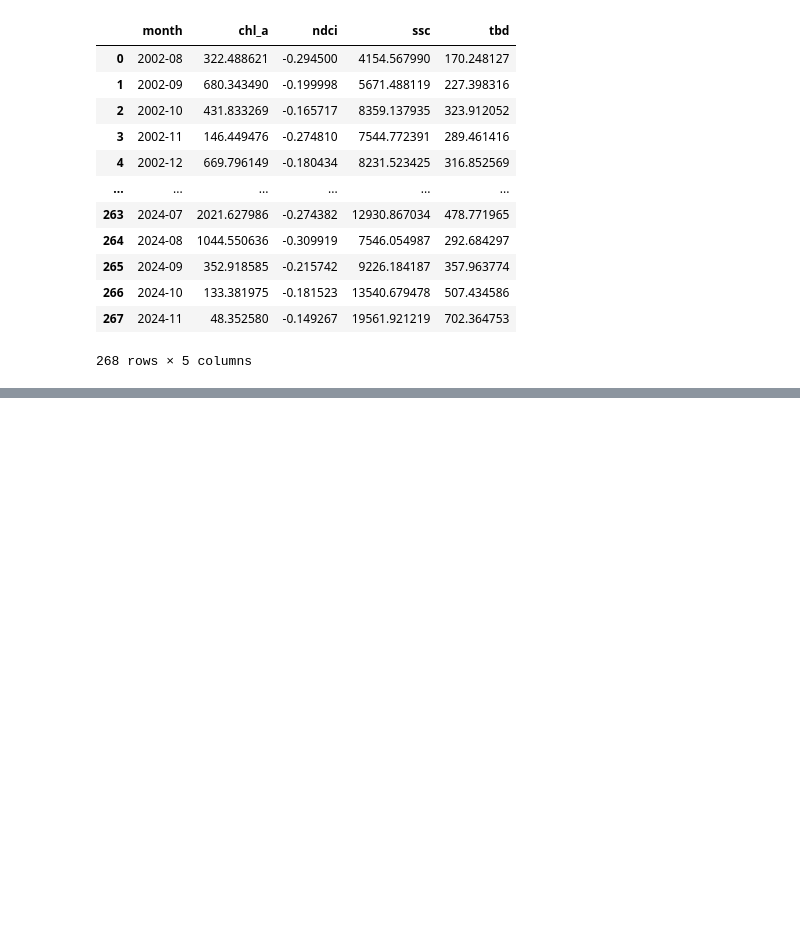
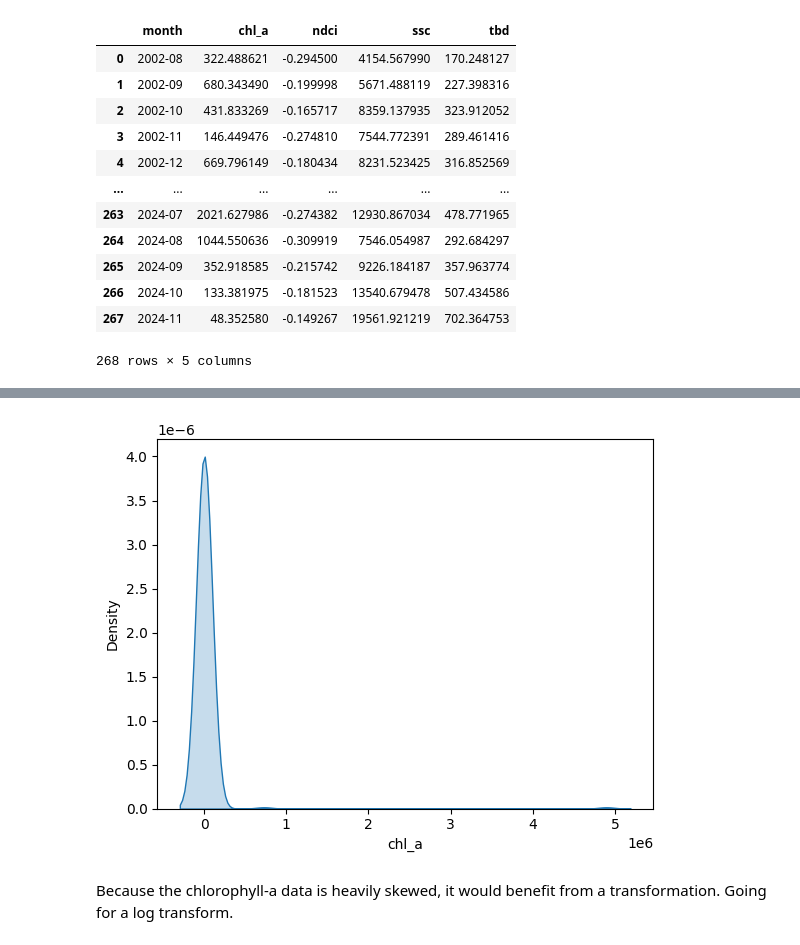
Before and after one commit to owlzyseyes/Water-Quality-Monitoring, a Jupyter notebook: data_analysis/notebook.ipynb, the cells around one changed output, grey strips where cells are left out. Saved outputs shown, nothing was run; the diff lists cells and outputs as text; code cells hidden in the pictures; blank space fills up the shorter version.

```diff
--- a/data_analysis/notebook.ipynb
+++ b/data_analysis/notebook.ipynb
@@ -55,0 +63,6 @@ merged_df.describe()
+# %%
+#Set the month column as the index
+merged_df.set_index('month', inplace=True)
+# %%
+#set the frequency of the data to monthly
+merged_df.index.freq = 'MS'
@@ -55,0 +82,8 @@ merged_df.describe()
+# %%
+# Distribution of chl-a using kde plot
+sns.kdeplot(merged_df['chl_a'], fill=True)
+plt.show()
+# %% [output]
+[figure, added]
+# %% [markdown]
+Because the chlorophyll-a data is heavily skewed, it would benefit from a transformation. Going for a log transform.
```
Also changed, not shown: parts of 35 cells of this notebook, 4 other files.
